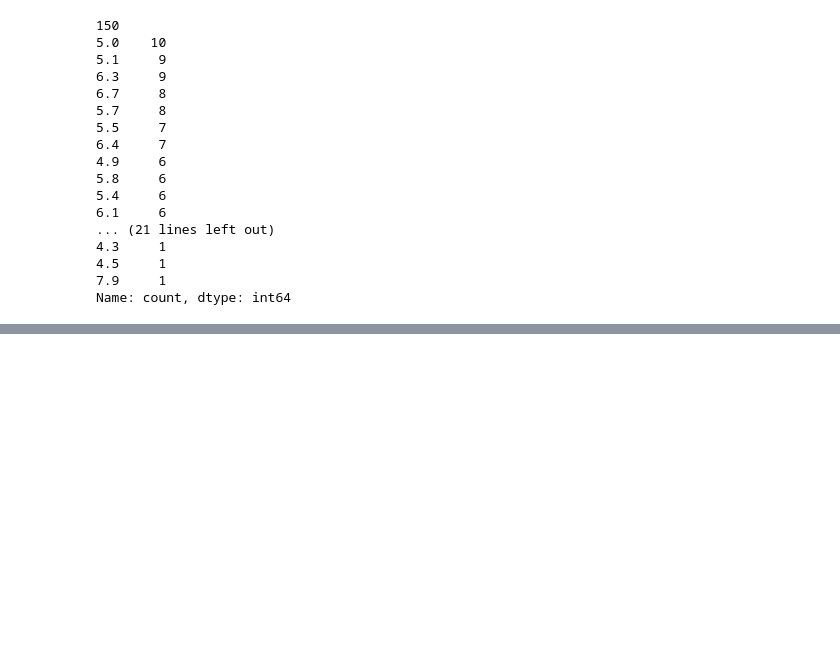
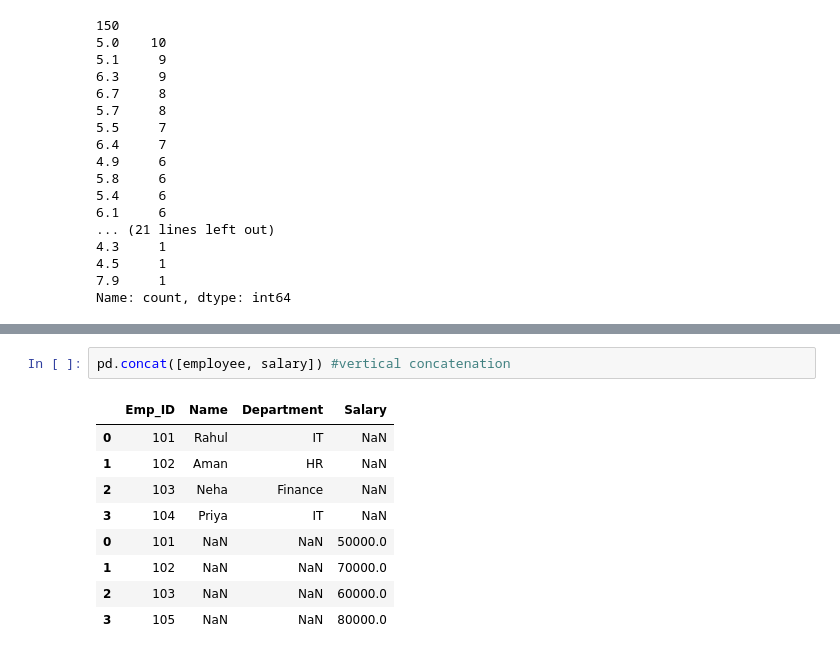
Before and after one commit to Kshubham0315/Complete-Machine-Learning, a Jupyter notebook: Pandas.ipynb, the cells around one changed output, grey strips where cells are left out. Cells and saved outputs as stored; diff of their text form; blank space fills up the shorter version.

```diff
--- a/Pandas.ipynb
+++ b/Pandas.ipynb
@@ -535,0 +1008,12 @@ Name: count, dtype: int64
+# %%
+pd.concat([employee, salary]) #vertical concatenation
+# %% [output]
+|  | Emp_ID | Name | Department | Salary |
+| 0 | 101 | Rahul | IT | NaN |
+| 1 | 102 | Aman | HR | NaN |
+| 2 | 103 | Neha | Finance | NaN |
+| 3 | 104 | Priya | IT | NaN |
+| 0 | 101 | NaN | NaN | 50000.0 |
+| 1 | 102 | NaN | NaN | 70000.0 |
+| 2 | 103 | NaN | NaN | 60000.0 |
+| 3 | 105 | NaN | NaN | 80000.0 |
```
Also changed, not shown: parts of 93 cells of this notebook, 1 other file.
